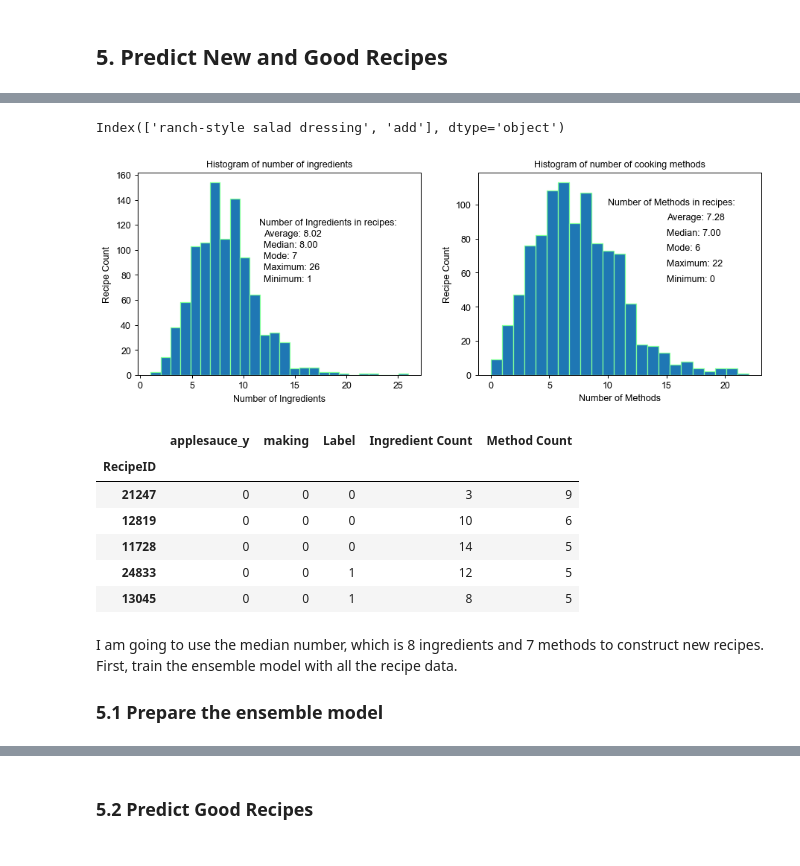
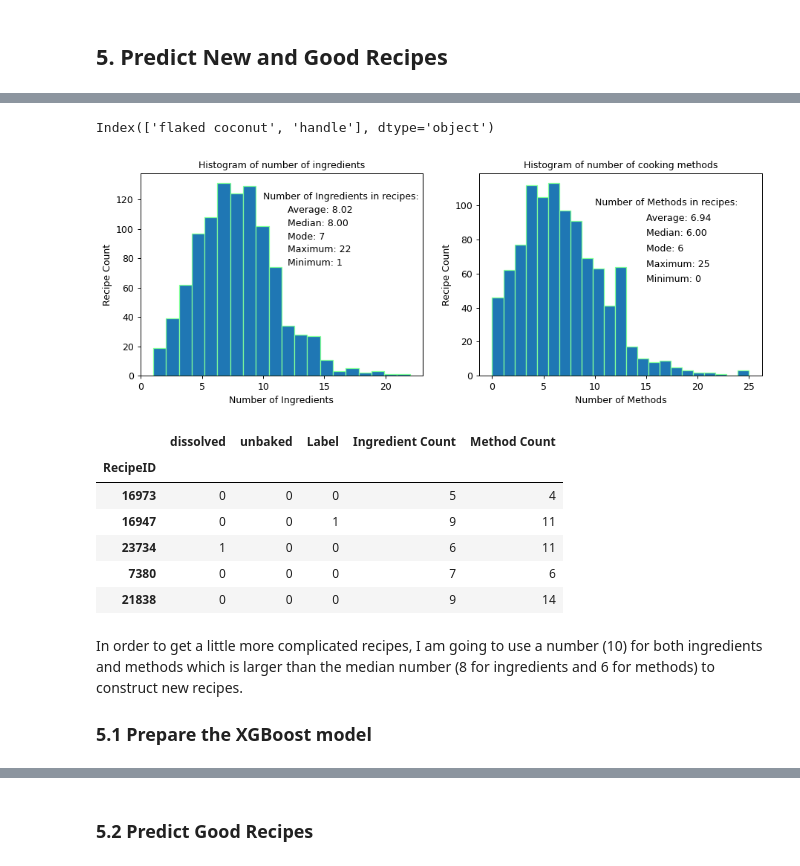
Before and after one commit to corrimare/recipe, a Jupyter notebook: notebooks/recipe.ipynb, the cells around one changed output, grey strips where cells are left out. Cells and saved outputs as stored; diff of their text form; code cells hidden in the pictures.

```diff
--- a/notebooks/recipe.ipynb
+++ b/notebooks/recipe.ipynb
@@ -125,7 +119,7 @@ dtype: object
 # Reading all the lines in
 ########################################
 lines=[] # A list of lists
-with open('../data/raw/recipes.csv', 'r') as file:
+with open('../data/raw/recipes.csv', 'r', errors='ignore') as file:
     content=file.readlines()
     for line in content:
         lines.append([item.strip() for item in line.split(';')])
@@ -277,7 +271,7 @@ dtype: object
 # Reading all the lines in
 ########################################
 lines_review=[] # A list of lists
-with open('../data/raw/reviews.csv', 'r') as file:
+with open('../data/raw/reviews.csv', 'r', errors='ignore') as file:
     content=file.readlines()
     for line in tqdm.tqdm(content):
         lines_review.append([item.strip() for item in line.split(';')])
@@ -1890,48 +1677,48 @@ data.iloc[-5:, -5:]
 # %%
-data.columns[data.columns.get_loc('add')-1:data.columns.get_loc('add')+1]
+data.columns[data.columns.get_loc('handle')-1:data.columns.get_loc('handle')+1]
 # %% [output]
-Index(['ranch-style salad dressing', 'add'], dtype='object')
+Index(['flaked coconut', 'handle'], dtype='object')
 # %%
 data0=data.copy()
-data0['Ingredient Count']=data.drop(columns='Label').iloc[:, :data.columns.get_loc('add')].sum(axis=1)
-data0['Method Count']=data.drop(columns=['Label']).iloc[:, data.columns.get_loc('add'):].sum(axis=1)
+data0['Ingredient Count']=data.drop(columns='Label').iloc[:, :data.columns.get_loc('handle')].sum(axis=1)
+data0['Method Count']=data.drop(columns=['Label']).iloc[:, data.columns.get_loc('handle'):].sum(axis=1)
 fig, (ax1, ax2)=plt.subplots(1, 2, figsize=(12, 4))
-ax1.hist(data0['Ingredient Count'], bins=26, edgecolor=(0.5,1,0.6))
+ax1.hist(data0['Ingredient Count'], bins=20, edgecolor=(0.5,1,0.6))
 ax1.set_xlabel('Number of Ingredients')
 ax1.set_ylabel('Recipe Count')
 ax1.set_title('Histogram of number of ingredients', fontsize=10)
-ax1.text(11.5, 120, 'Number of Ingredients in recipes:')
+ax1.text(10, 120, 'Number of Ingredients in recipes:')
 ax1.text(12, 120-9*1, 'Average: {:.2f}'.format(data0['Ingredient Count'].mean()))
 ax1.text(12, 120-9*2, 'Median: {:.2f}'.format(data0['Ingredient Count'].median()))
 ax1.text(12, 120-9*3, 'Mode: {}'.format(data0['Ingredient Count'].mode().values[0]))
 ax1.text(12, 120-9*4, 'Maximum: {}'.format(data0['Ingredient Count'].max()))
 ax1.text(12, 120-9*5, 'Minimum: {}'.format(data0['Ingredient Count'].min()))
 ###################################################################
 ax2.hist(data0['Method Count'], bins=23, edgecolor=(0.5,1,0.6))
 ax2.set_xlabel('Number of Methods')
 ax2.set_ylabel('Recipe Count')
 ax2.set_title('Histogram of number of cooking methods', fontsize=10)
 ax2.text(10, 100, 'Number of Methods in recipes:')
 ax2.text(15, 100-9*1, 'Average: {:.2f}'.format(data0['Method Count'].mean()))
 ax2.text(15, 100-9*2, 'Median: {:.2f}'.format(data0['Method Count'].median()))
 ax2.text(15, 100-9*3, 'Mode: {}'.format(data0['Method Count'].mode().values[0]))
 ax2.text(15, 100-9*4, 'Maximum: {}'.format(data0['Method Count'].max()))
 ax2.text(15, 100-9*5, 'Minimum: {}'.format(data0['Method Count'].min()))
 ###################################################################
 plt.show()
 # %% [output]
-[figure, old version]
+[figure, new version]
 # %%
 data0.iloc[-5:, -5:]
 # %% [output]
-|  | applesauce_y | making | Label | Ingredient Count | Method Count |
+|  | dissolved | unbaked | Label | Ingredient Count | Method Count |
 | RecipeID |  |  |  |  |  |
-| 21247 | 0 | 0 | 0 | 3 | 9 |
-| 12819 | 0 | 0 | 0 | 10 | 6 |
-| 11728 | 0 | 0 | 0 | 14 | 5 |
-| 24833 | 0 | 0 | 1 | 12 | 5 |
-| 13045 | 0 | 0 | 1 | 8 | 5 |
+| 16973 | 0 | 0 | 0 | 5 | 4 |
+| 16947 | 0 | 0 | 1 | 9 | 11 |
+| 23734 | 1 | 0 | 0 | 6 | 11 |
+| 7380 | 0 | 0 | 0 | 7 | 6 |
+| 21838 | 0 | 0 | 0 | 9 | 14 |
 # %% [markdown]
-I am going to use the median number, which is 8 ingredients and 7 methods to construct new recipes. First, train the ensemble model with all the recipe data.
+In order to get a little more complicated recipes, I am going to use a number (10) for both ingredients and methods which is larger than the median number (8 for ingredients and 6 for methods) to construct new recipes.
 
-### 5.1 Prepare the ensemble model
+### 5.1 Prepare the XGBoost model
```
Also changed, not shown: parts of 73 cells of this notebook.
